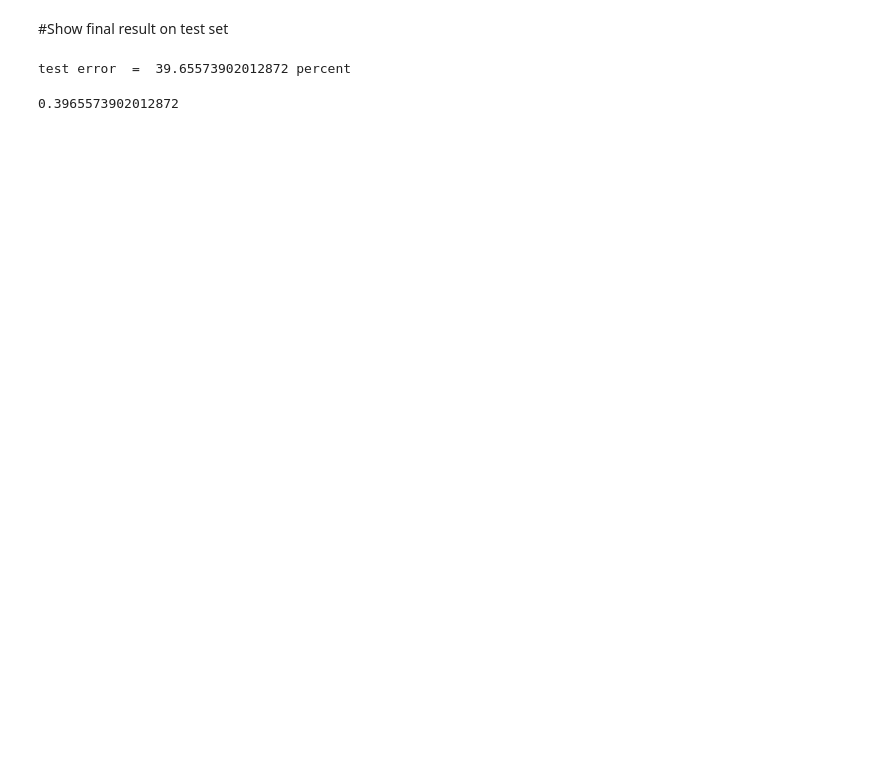
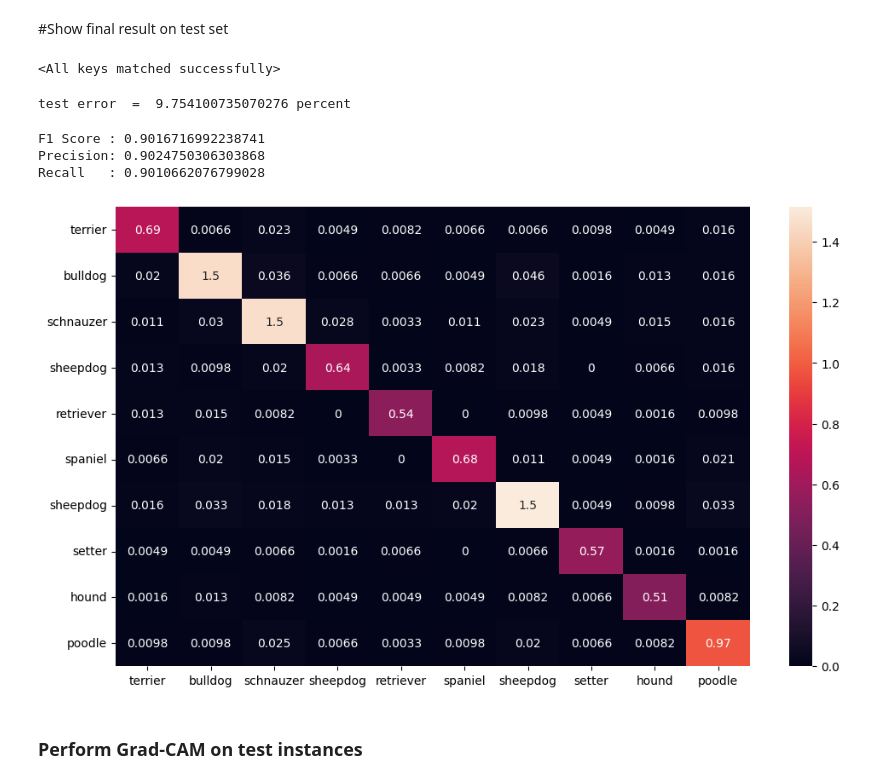
Before and after one commit to Chen-Yiyang/cs4243_project, a Jupyter notebook: baseline/Baseline_Vanilla_CNN.ipynb, the cells around one changed output. Cells and saved outputs as stored; diff of their text form; code cells hidden in the pictures; blank space fills up the shorter version.

Commit message:
Implement Grad-CAM on baseline CNN and update requirements

```diff
--- a/baseline/Baseline_Vanilla_CNN.ipynb
+++ b/baseline/Baseline_Vanilla_CNN.ipynb
@@ -109,6 +126,9 @@ def eval_on_test_set():
     test_size = test_data.size(0)
     running_error = 0
     num_batches = 0
+
+    y_pred = []
+    y_true = []
 
     for i in range(0,(test_size//bs)*bs, bs):
 
@@ -124,13 +144,19 @@ def eval_on_test_set():
 
         error = get_error(scores, minibatch_label)
 
+        labels = scores.argmax(dim=1)
+
+        y_pred.extend(labels.tolist())
+        y_true.extend(minibatch_label.tolist())
+
+
         running_error += error.item()
 
         num_batches += 1
 
     total_error = running_error/num_batches
     print( 'test error  = ', total_error*100 , 'percent')
-    return total_error
+    return total_error, y_pred, y_true
 # %% [markdown]
 ## Build CNN
 A VGG-liked CNN Structure
@@ -505,8 +559,11 @@ Early stopping.....
 show(test_data[30])
 # %% [markdown]
 #Show final result on test set
+# %%
+net.load_state_dict(torch.load('./Model Checkpoints/checkpoint_0.67-0.68.pt'))
+# %% [output]
+<All keys matched successfully>
 # %%
-eval_on_test_set()
+error, y_pred, y_true = eval_on_test_set()
 # %% [output]
-test error  =  39.65573902012872 percent
+test error  =  9.754100735070276 percent
-0.3965573902012872
@@ -512,0 +572,10 @@ test error  =  39.65573902012872 percent
+# %%
+evaluation_utils.show_confusion_matrix(y_pred, y_true)
+evaluation_utils.show_eval_metrics(y_pred, y_true)
+# %% [output]
+F1 Score : 0.9016716992238741
+Precision: 0.9024750306303868
+Recall   : 0.9010662076799028
+[figure, added]
+# %% [markdown]
+### Perform Grad-CAM on test instances
```
Also changed, not shown: parts of 21 cells of this notebook, 1 other file.
